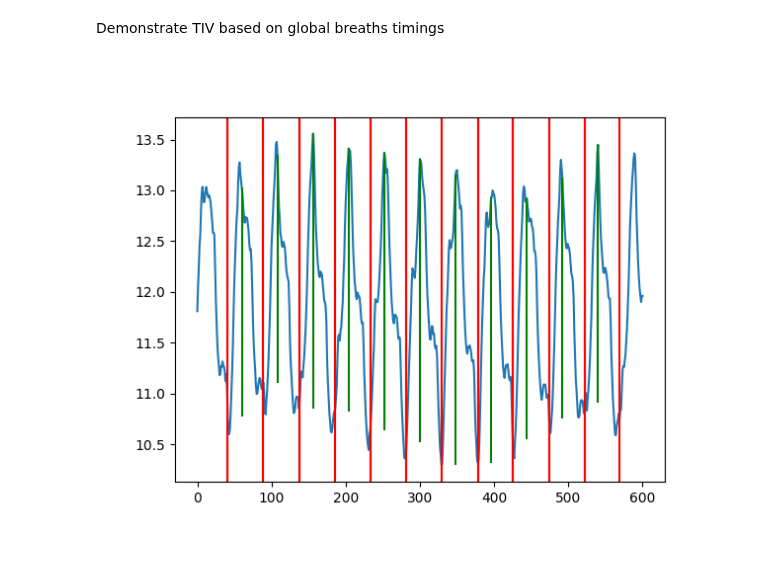
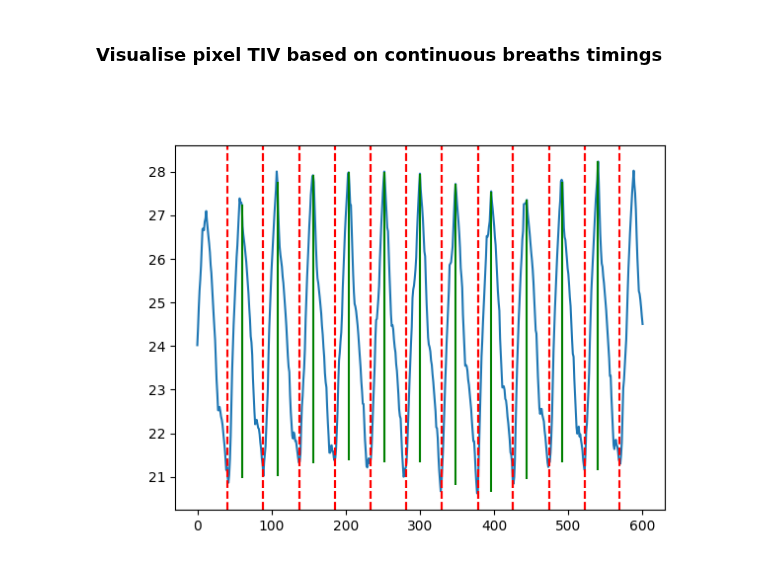
Before and after one commit to EIT-ALIVE/eitprocessing, a Jupyter notebook: notebooks/test_parameter_tiv.ipynb, the cells around one changed output. Cells and saved outputs as stored; diff of their text form; code cells hidden in the pictures.

```diff
--- a/notebooks/test_parameter_tiv.ipynb
+++ b/notebooks/test_parameter_tiv.ipynb
@@ -75,4 +20,4 @@ Breath detection on global impedance
 # %%
 bd = BreathDetection()
-breaths = bd.find_breaths(sequence.continuous_data["global_impedance_(raw)"])
+breaths = bd.find_breaths(ssequence.continuous_data["global_impedance_(raw)"])
 # %%
@@ -105,8 +40,8 @@ Pixel breath detection on pixel impedance
 # %%
 pb = PixelBreath()
 pixel_breaths = pb.find_pixel_breaths(
-    eit_data=sequence.eit_data["raw"],
-    continuous_data=sequence.continuous_data["global_impedance_(raw)"],
-    sequence=sequence,
+    eit_data=ssequence.eit_data["raw"],
+    continuous_data=ssequence.continuous_data["global_impedance_(raw)"],
+    sequence=ssequence,
 )
 # %%
@@ -184,0 +109,19 @@ tiv_result_pixel_mean = TIV().compute_pixel_parameter(
+# %%
+## Plot results of inspiratory TIV method on global impedance
+
+plt.figure()
+plt.plot(continuous_data)
+plt.plot(continuous_start_indices, continuous_data[continuous_start_indices], "*")
+plt.plot(continuous_middle_indices, continuous_data[continuous_middle_indices], "o")
+plt.plot(continuous_end_indices, continuous_data[continuous_end_indices], "x")
+
+# Plot vertical lines at middle_indices
+for i, mid_idx in enumerate(continuous_middle_indices):
+    plt.vlines(
+        x=mid_idx,
+        ymin=continuous_data[mid_idx] - tiv_result_continuous_inspiratory[i],
+        ymax=continuous_data[mid_idx],
+        color="r",
+        linestyle="-",
+        label="TIV",
+    )
@@ -273,22 +158,23 @@ for i, mid_idx in enumerate(middle_indices):
 # %% [markdown]
-Demonstrate TIV based on global breaths timings
+### Visualise pixel TIV based on continuous breaths timings
 # %%
+## Plot results of inspiratory TIV method of a single pixel based on the timing of the continuous breaths
 plt.figure()
-plt.plot(pixel_data[:, 8, 8])
+plt.plot(pixel_data[:, pixel_row, pixel_col])
 
-# tiv_result_shifted = tiv_result_pixel_inspiratory_global_timing[1:]
-for i, glo_mid_idx in enumerate(global_middle_indices):
+for i, glo_mid_idx in enumerate(continuous_middle_indices):
     plt.vlines(
         x=glo_mid_idx,
-        ymin=pixel_data[glo_mid_idx, 8, 8] - tiv_result_pixel_inspiratory_global_timing[i, 8, 8],
-        ymax=pixel_data[glo_mid_idx, 8, 8],
+        ymin=pixel_data[glo_mid_idx, pixel_row, pixel_col]
+        - tiv_result_pixel_inspiratory_continuous_timing[i, pixel_row, pixel_col],
+        ymax=pixel_data[glo_mid_idx, pixel_row, pixel_col],
         color="g",
         linestyle="-",
         label="TIV",
     )
 
-for i in range(len(global_start_indices)):
-    plt.axvline(global_start_indices[i], color="red")
-    plt.axvline(global_end_indices[i], color="red")
+for i in range(len(continuous_start_indices)):
+    plt.axvline(continuous_start_indices[i], color="red", ls="--")
+    plt.axvline(continuous_end_indices[i], color="red", ls="--")
 # %% [output]
-[figure, old version]
+[figure, new version]
```
Also changed, not shown: parts of 25 cells of this notebook, 1 other file.
